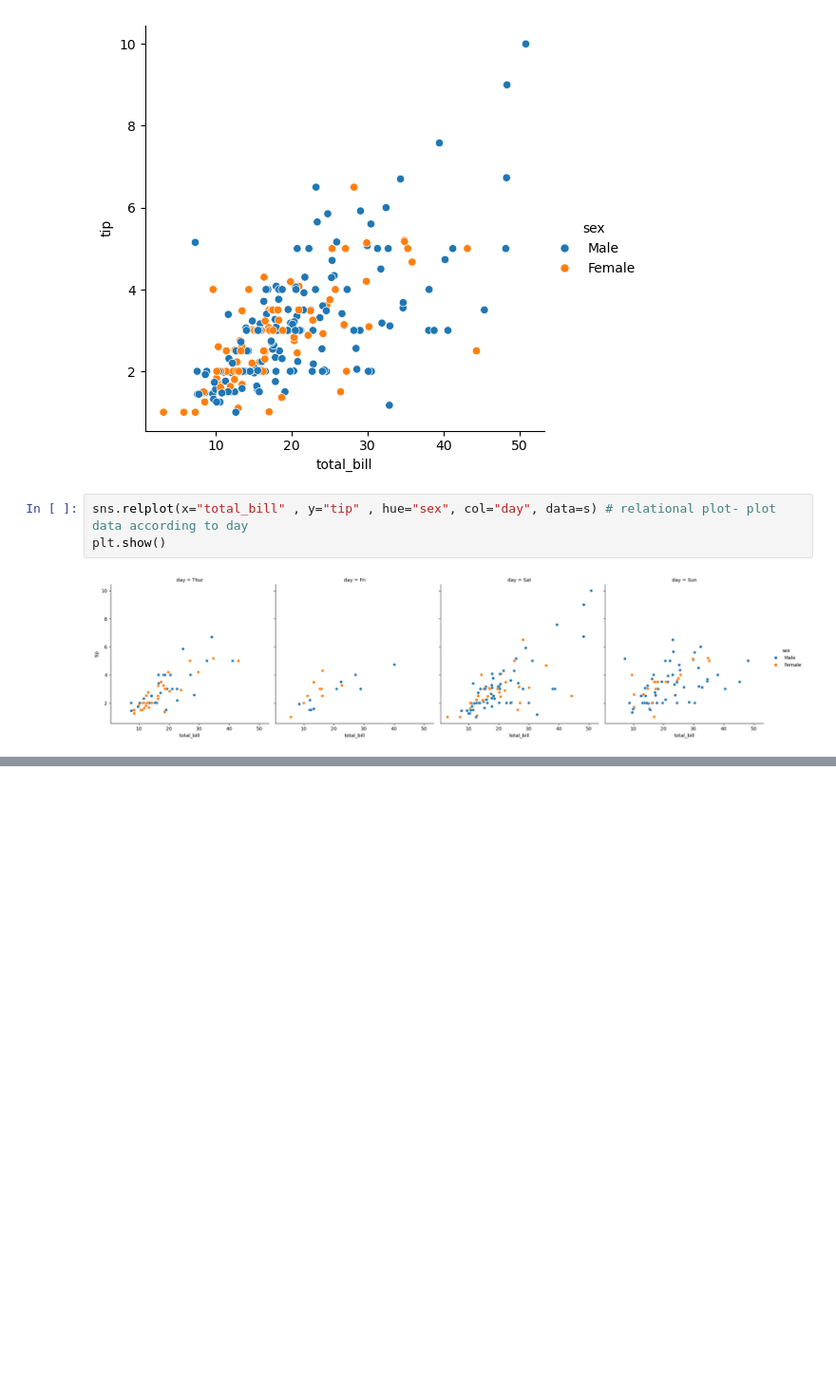
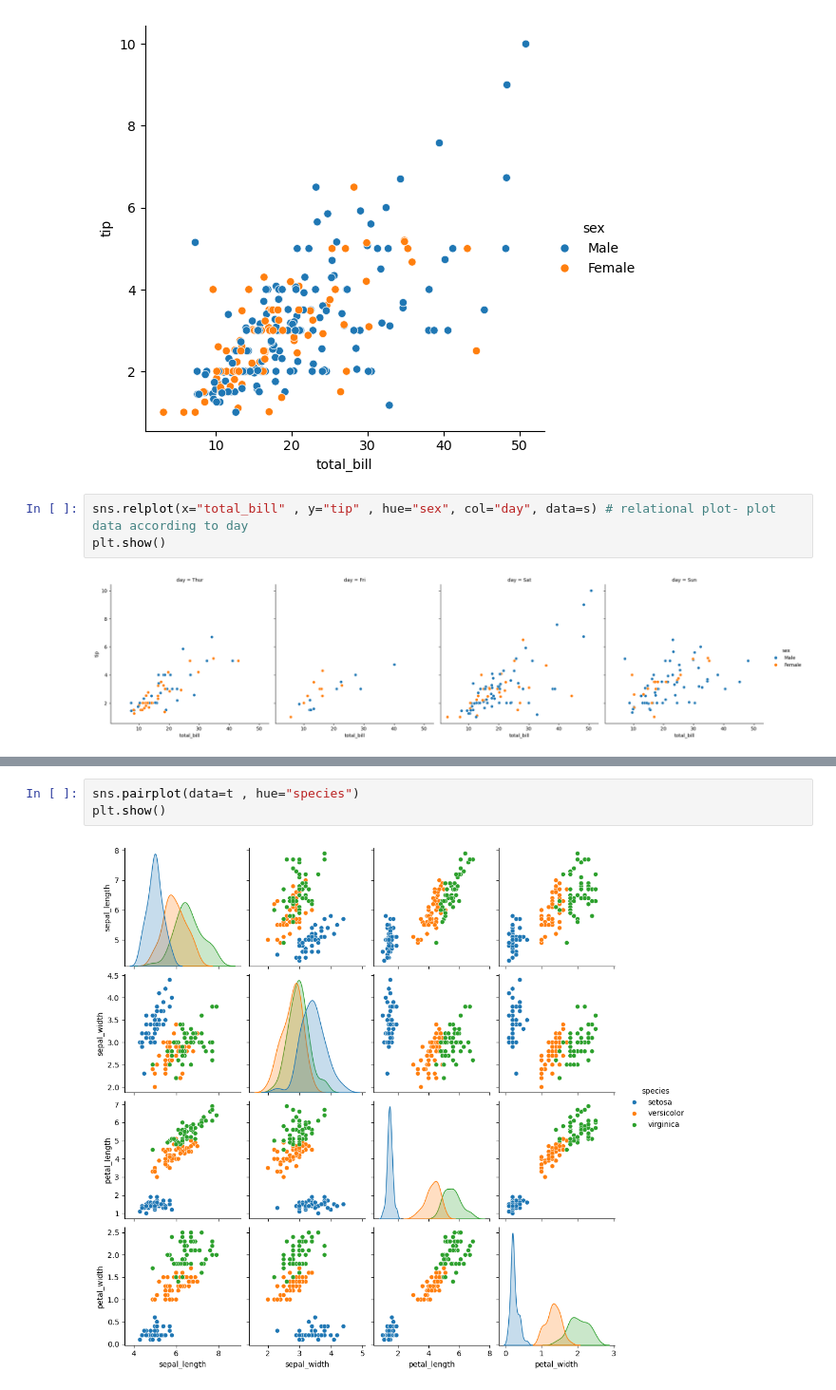
Before and after one commit to anshuKumar-codes/Data_Analytics_Journey, a Jupyter notebook: Pandas/day 3 pandas.ipynb, the cells around one changed output, grey strips where cells are left out. Shown at 95% size. Cells and saved outputs as stored; diff of their text form; blank space fills up the shorter version.

```diff
--- a/Pandas/day 3 pandas.ipynb
+++ b/Pandas/day 3 pandas.ipynb
@@ -1790,0 +1819,5 @@ plt.show()
+# %%
+sns.pairplot(data=t , hue="species")
+plt.show()
+# %% [output]
+[figure, added]
```
Also changed, not shown: parts of 4 cells of this notebook.
